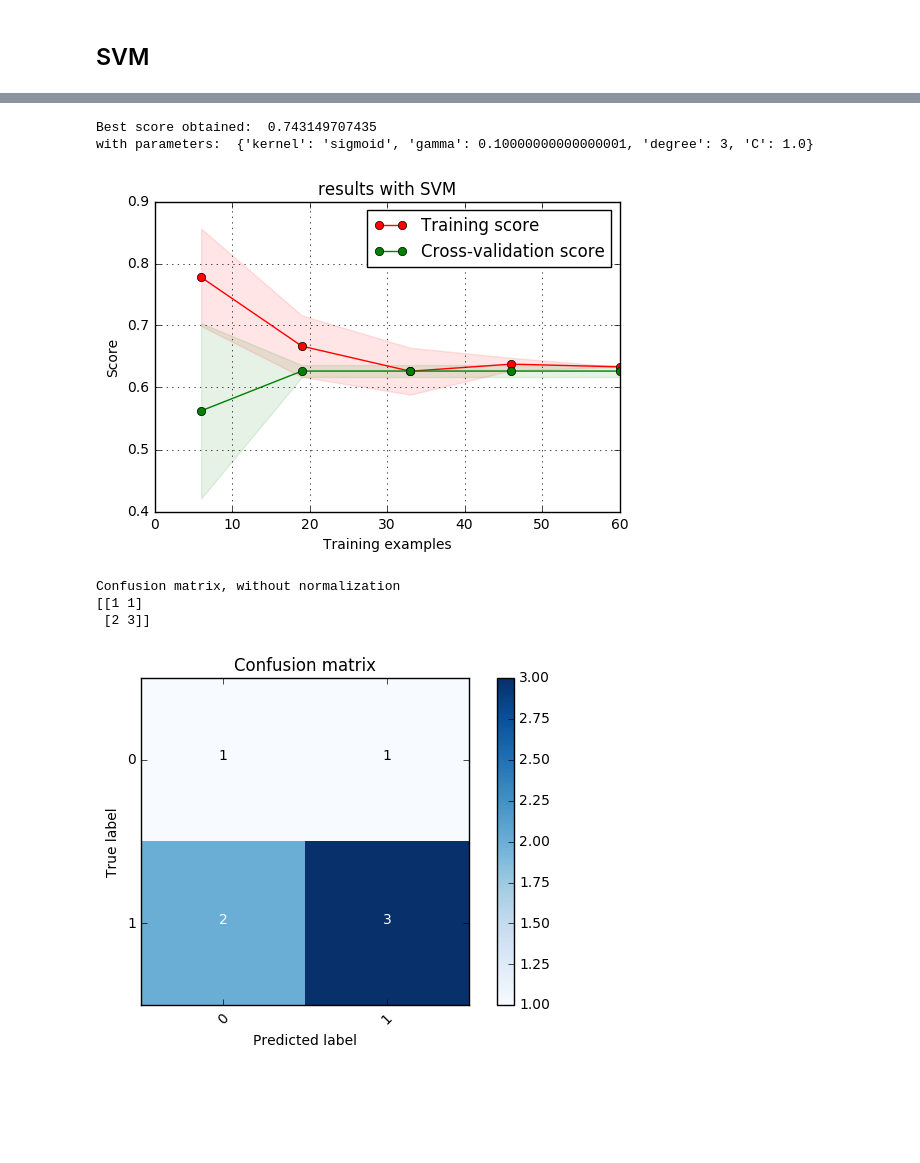
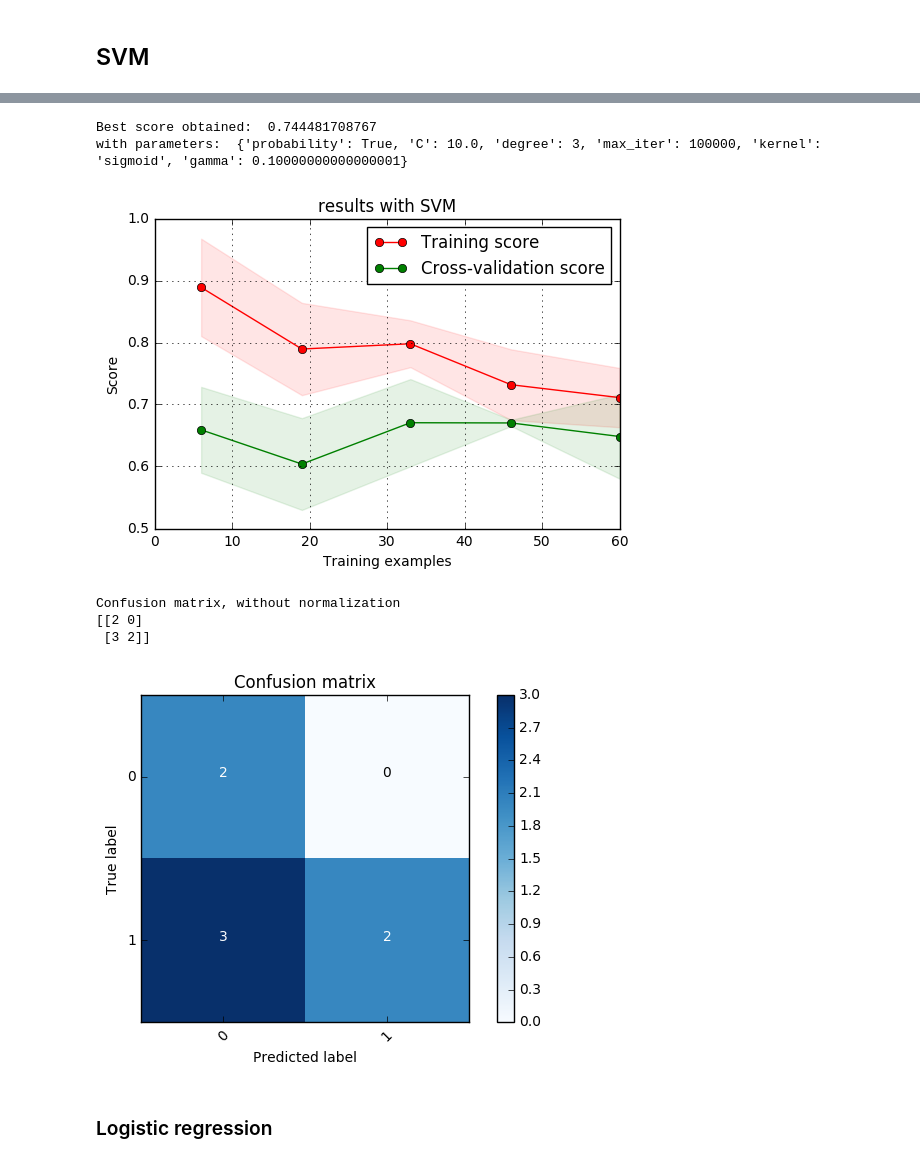
Before and after one commit to Gronlaen/swiss-ice-hockey-playoffs-prediction, a Jupyter notebook: ML.ipynb, the cells around one changed output, grey strips where cells are left out. Saved outputs shown, nothing was run; the diff lists cells and outputs as text; code cells hidden in the pictures; blank space fills up the shorter version.

```diff
--- a/ML.ipynb
+++ b/ML.ipynb
@@ -98,7 +80,7 @@ ax[1].set_title('Distribution of test labels');
 [figure]
 # %%
 def plot_learning_curve(estimator, title, X, y, ylim=None, cv=None,
-                        n_jobs=1, train_sizes=np.linspace(.1, 1.0, 5),scoring='roc_auc'):
+                        n_jobs=1, train_sizes=np.linspace(.1, 1.0, 5),scoring='f1_score'):
     plt.figure()
     plt.title(title)
     if ylim is not None:
@@ -157,8 +139,23 @@ def plot_confusion_matrix(cm, classes,
     plt.ylabel('True label')
     plt.xlabel('Predicted label')
 
-def plot_ROC():
-    pass
+def model_selector(n_runs=10, X_train=X_train, y_train=y_train, X_test=X_test, y_test=y_test, *args):
+    print(len(args), 'models chosen')
+    for model in args:
+        f1_scores = []
+        accuracies = []
+        print('\nModel:', type(model))
+        #if type(model) ==
+        for i in range(n_runs):
+            #X_train, y_train = shuffle(X_train, y_train, random_state=0)
+            model.fit(X_train, y_train)
+            y_preds = model.predict(X_test)
+            f1_scores.append(f1_score(y_test, y_preds))
+            accuracies.append(accuracy_score(y_test, y_preds))
+        print('\n\nF1 scores: ', np.round(f1_scores, decimals=2))
+        print('\n\nmean / std: %.2f / %.2f' % (np.mean(f1_scores), np.std(f1_scores)))
+        print('\n\naccuracies: ', np.round(accuracies, decimals=2))
+        print('\n\nmean / std: %.2f / %.2f' % (np.mean(accuracies), np.std(accuracies)))
 # %% [markdown]
 ## Random forest
 # %%
@@ -240,13 +237,15 @@ X_train_restricted_norm = MinMaxScaler().fit_transform(X_train_restricted)
 param_grid = {
     'solver':['lbfgs'],
     'hidden_layer_sizes':[(10,),(30,), (50,), (80,), (100,),(10,10), (50,50)],
-    'activation': ['logistic', 'tanh', 'relu'],
+    'activation': ['logistic'],
     'early_stopping': [True, False],
-    'alpha': np.logspace(-2, 1, num=15),
-    'max_iter': [1000, 2000]
+    'alpha': np.logspace(-1, 1, num=10),
+    'max_iter': [500, 1000, 2000],
+    'learning_rate': ['constant', 'invscaling', 'adaptive']
+
 }
 clfncv = MLPClassifier()
-cv_mlp = GridSearchCV(clfncv, param_grid, scoring='roc_auc', cv=5, verbose=1)
+cv_mlp = GridSearchCV(clfncv, param_grid, scoring='accuracy', cv=5, verbose=1)
 cv_mlp.fit(X_train_norm,y_train)
 # %% [output]
 Fitting 5 folds for each of 1260 candidates, totalling 6300 fits
@@ -258,4 +271,4 @@ with parameters:  {'max_iter': 1000, 'early_stopping': True, 'hidden_layer_sizes
 # %%
 best_nn = cv_mlp.best_estimator_
-plot_learning_curve(best_nn, 'results with MLP', X_train_norm, y_train, scoring='roc_auc');
+plot_learning_curve(best_nn, 'results with MLP', X_train_norm, y_train, scoring='accuracy');
 # %% [output]
@@ -268,9 +281,11 @@ param_grid = {
     'C': np.logspace(-2, 2, 5),
     'kernel': ['linear', 'poly', 'rbf', 'sigmoid'],
     'degree': [3, 4, 5],
-    'gamma': np.logspace(-3, 2, 6)
+    'gamma': np.logspace(-3, 2, 6),
+    'probability': [True],
+    'max_iter': [100000]
 }
-cv_svm = GridSearchCV(svm_model, param_grid, scoring='roc_auc', n_jobs=1, cv=5, verbose=1)
+cv_svm = GridSearchCV(svm_model, param_grid, scoring='roc_auc', n_jobs=1, cv=5, verbose=2)
 cv_svm.fit(X_train_norm, y_train)
 # %% [output]
 Fitting 5 folds for each of 360 candidates, totalling 1800 fits
@@ -289,18 +338,21 @@ GridSearchCV(cv=5, error_score='raise',
 # %%
 print('Best score obtained: ', cv_svm.best_score_,'\nwith parameters: ', cv_svm.best_params_)
 # %% [output]
-Best score obtained:  0.743149707435
-with parameters:  {'kernel': 'sigmoid', 'gamma': 0.10000000000000001, 'degree': 3, 'C': 1.0}
+Best score obtained:  0.744481708767
+with parameters:  {'probability': True, 'C': 10.0, 'degree': 3, 'max_iter': 100000, 'kernel': 'sigmoid', 'gamma': 0.10000000000000001}
 # %%
 best_svm = cv_svm.best_estimator_
 plot_learning_curve(best_svm, 'results with SVM', X_train_norm, y_train, scoring='accuracy');
+plt.savefig('learning_curve.pdf')
 # %% [output]
-[figure, old version]
+[figure, new version]
 # %%
-y_preds = best_rf.predict(X_test)
+y_preds = best_svm.predict(X_test)
 plot_confusion_matrix(confusion_matrix(y_test, y_preds), classes=[0,1])
 # %% [output]
 Confusion matrix, without normalization
-[[1 1]
- [2 3]]
+[[2 0]
+ [3 2]]
-[figure, old version]
+[figure, new version]
+# %% [markdown]
+### Logistic regression
```
Also changed, not shown: parts of 23 cells of this notebook, 1 other file.
